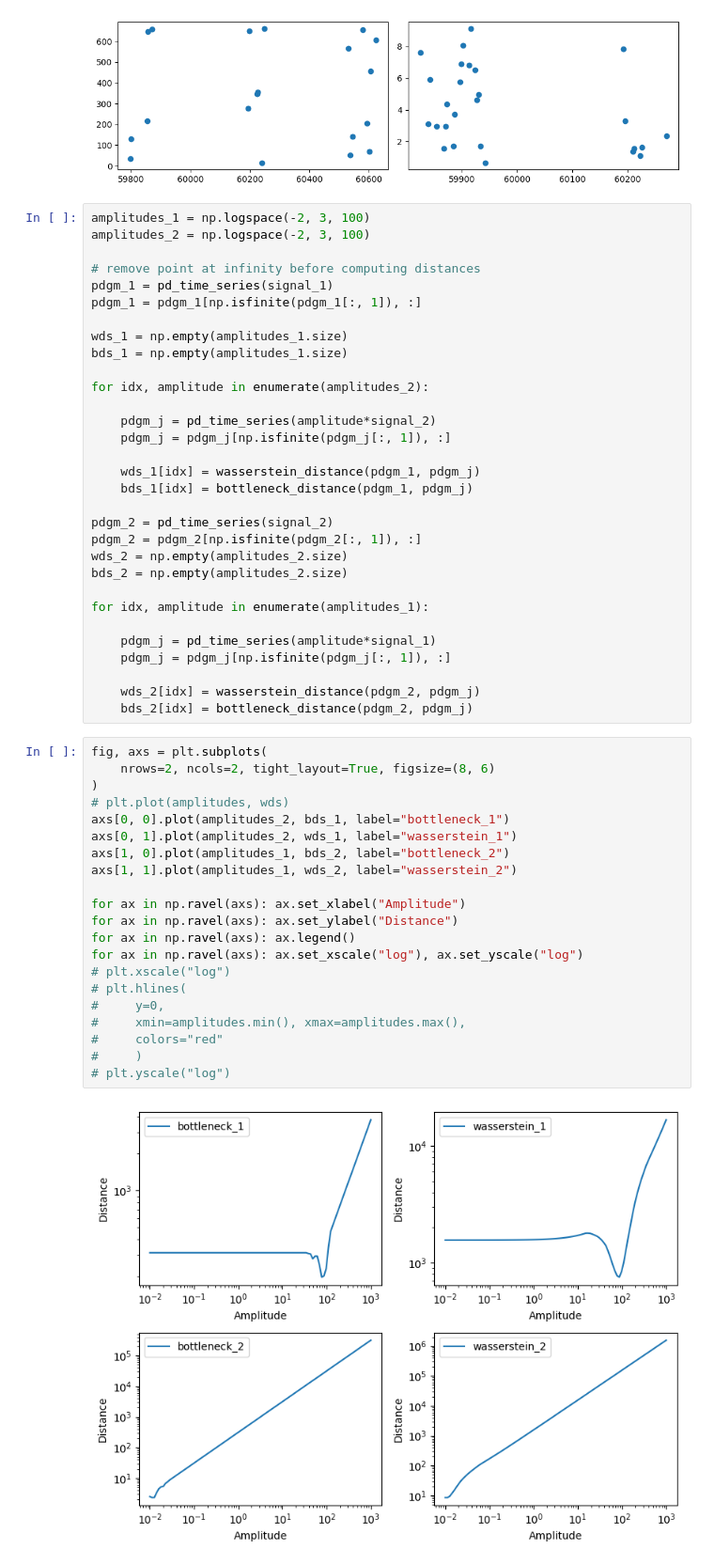
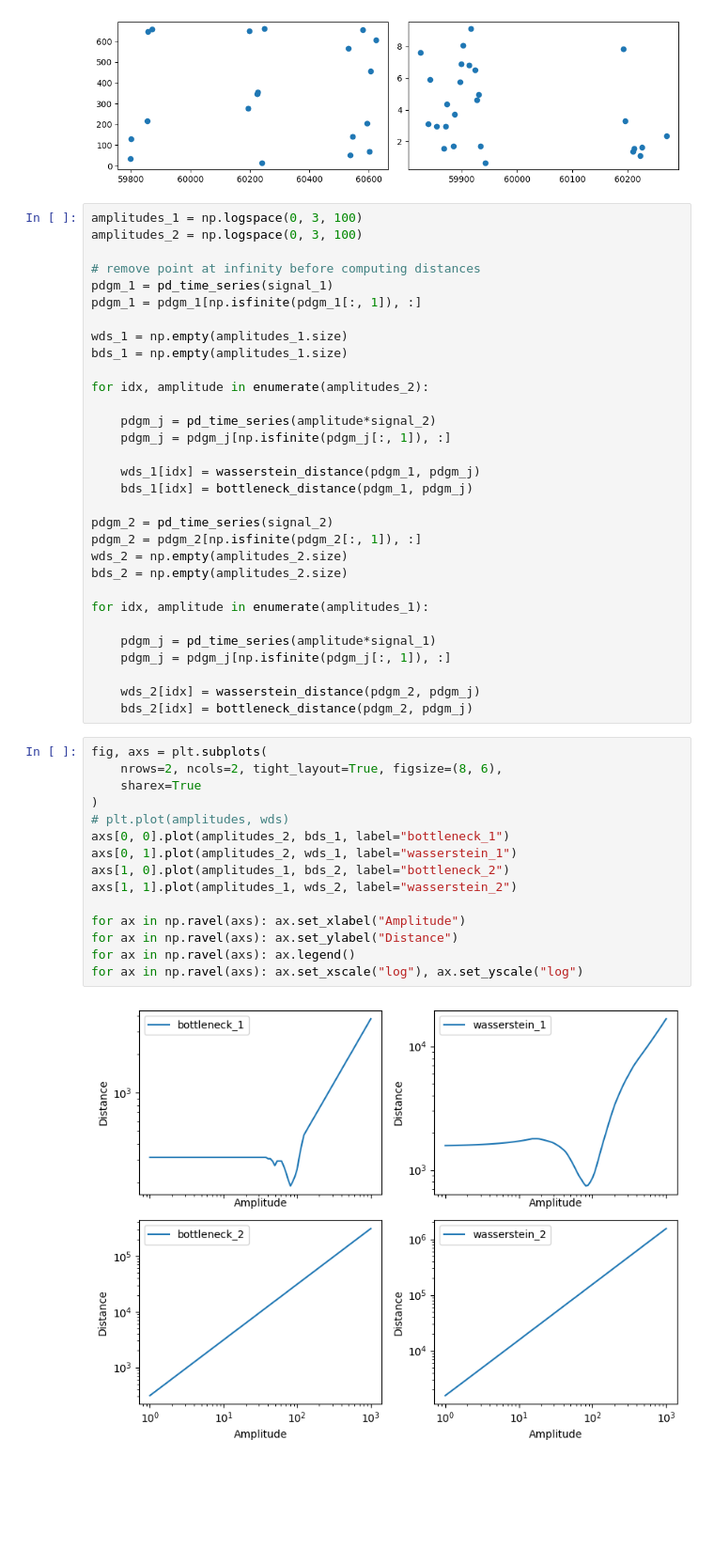
Before and after one commit to cosmic-hi-5/astropology, a Jupyter notebook: explore/amplitude_distance.ipynb, the cells around one changed output. Shown: that part at 94% size. Saved outputs shown, nothing was run; the diff lists cells and outputs as text; blank space fills up the shorter version.

```diff
--- a/explore/amplitude_distance.ipynb
+++ b/explore/amplitude_distance.ipynb
@@ -118,8 +118,8 @@ axs[1].scatter(mjd_2, signal_2)
 <matplotlib.collections.PathCollection at 0x...>
 [figure]
 # %%
-amplitudes_1 = np.logspace(-2, 3, 100)
-amplitudes_2 = np.logspace(-2, 3, 100)
+amplitudes_1 = np.logspace(0, 3, 100)
+amplitudes_2 = np.logspace(0, 3, 100)
 
 # remove point at infinity before computing distances
 pdgm_1 = pd_time_series(signal_1)
@@ -150,24 +150,18 @@ for idx, amplitude in enumerate(amplitudes_1):
     bds_2[idx] = bottleneck_distance(pdgm_2, pdgm_j)
 # %%
 fig, axs = plt.subplots(
-    nrows=2, ncols=2, tight_layout=True, figsize=(8, 6)
+    nrows=2, ncols=2, tight_layout=True, figsize=(8, 6),
+    sharex=True
 )
 # plt.plot(amplitudes, wds)
 axs[0, 0].plot(amplitudes_2, bds_1, label="bottleneck_1")
 axs[0, 1].plot(amplitudes_2, wds_1, label="wasserstein_1")
 axs[1, 0].plot(amplitudes_1, bds_2, label="bottleneck_2")
 axs[1, 1].plot(amplitudes_1, wds_2, label="wasserstein_2")
 
 for ax in np.ravel(axs): ax.set_xlabel("Amplitude")
 for ax in np.ravel(axs): ax.set_ylabel("Distance")
 for ax in np.ravel(axs): ax.legend()
 for ax in np.ravel(axs): ax.set_xscale("log"), ax.set_yscale("log")
-# plt.xscale("log")
-# plt.hlines(
-#     y=0,
-#     xmin=amplitudes.min(), xmax=amplitudes.max(),
-#     colors="red"
-#     )
-# plt.yscale("log")
 # %% [output]
-[figure, old version]
+[figure, new version]
```
Also changed, not shown: 1 other file.
